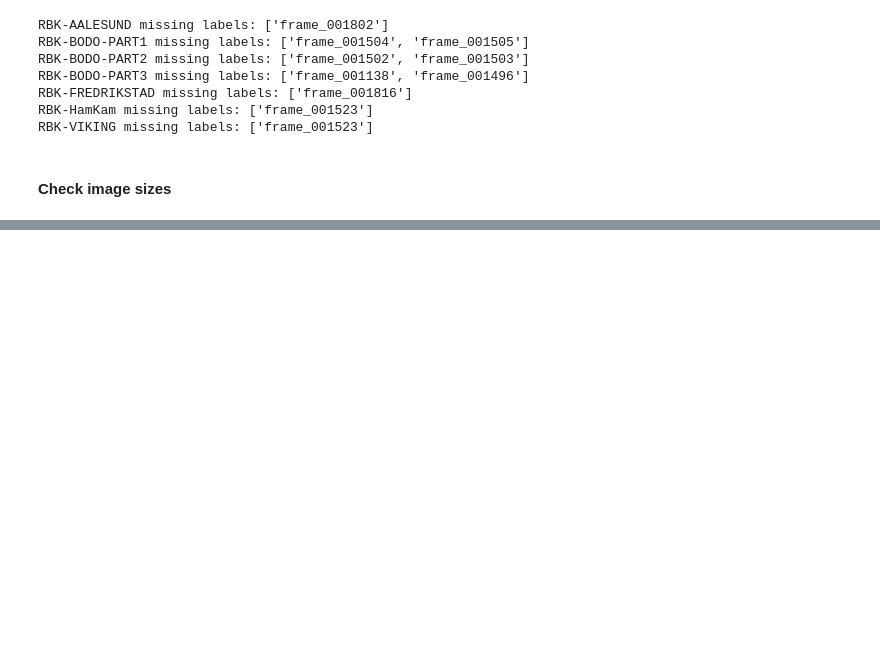
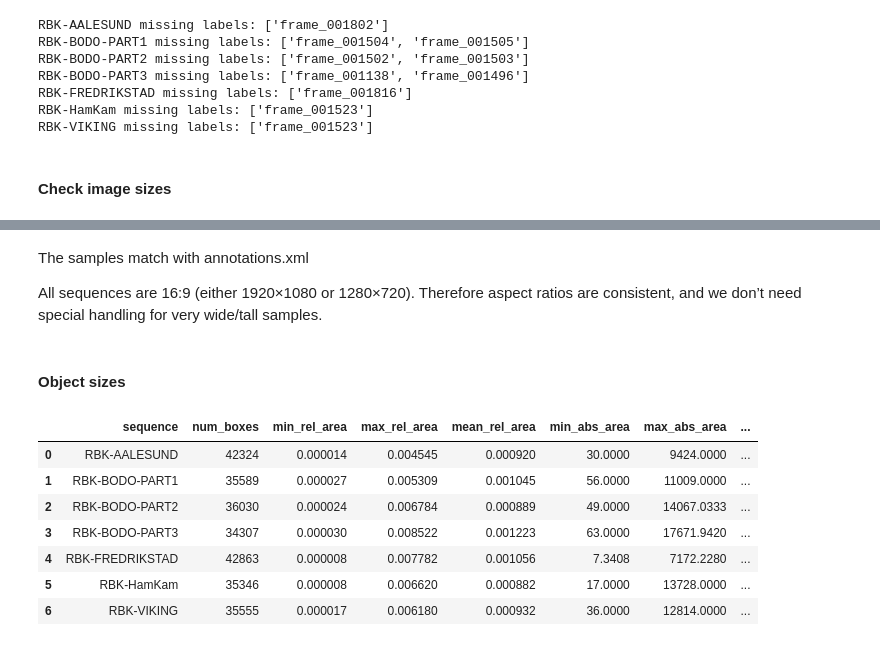
Before and after one commit to eliasls/tdt17-task4-football-2025, a Jupyter notebook: notebooks/exploratory_data_analysis.ipynb, the cells around one changed output, grey strips where cells are left out. Drawn from its saved outputs; the diff is of its cells as text; code cells hidden in the pictures; blank space fills up the shorter version.

```diff
--- a/notebooks/exploratory_data_analysis.ipynb
+++ b/notebooks/exploratory_data_analysis.ipynb
@@ -401,0 +416,39 @@ annotations
+# %% [markdown]
+The samples match with annotations.xml
+
+All sequences are 16:9 (either 1920×1080 or 1280×720). Therefore aspect ratios are consistent, and we don’t need special handling for very wide/tall samples.
+# %% [markdown]
+#### Object sizes
+# %%
+importlib.reload(exploratory_data_analysis)
+stats = []
+
+for name, path_dict in paths.items():
+    rel_areas, abs_areas = exploratory_data_analysis.collect_bbox_areas(
+        path_dict["annotations"]
+    )
+    if not rel_areas:
+        continue
+
+    stats.append({
+        "sequence": name,
+        "num_boxes": len(rel_areas),
+        "min_rel_area": min(rel_areas),
+        "max_rel_area": max(rel_areas),
+        "mean_rel_area": sum(rel_areas) / len(rel_areas),
+        "min_abs_area": min(abs_areas),
+        "max_abs_area": max(abs_areas),
+        "mean_abs_area": sum(abs_areas) / len(abs_areas),
+    })
+
+import pandas as pd
+pd.DataFrame(stats)
+# %% [output]
+|  | sequence | num_boxes | min_rel_area | max_rel_area | mean_rel_area | min_abs_area | max_abs_area | ... |
+| 0 | RBK-AALESUND | 42324 | 0.000014 | 0.004545 | 0.000920 | 30.0000 | 9424.0000 | ... |
+| 1 | RBK-BODO-PART1 | 35589 | 0.000027 | 0.005309 | 0.001045 | 56.0000 | 11009.0000 | ... |
+| 2 | RBK-BODO-PART2 | 36030 | 0.000024 | 0.006784 | 0.000889 | 49.0000 | 14067.0333 | ... |
+| 3 | RBK-BODO-PART3 | 34307 | 0.000030 | 0.008522 | 0.001223 | 63.0000 | 17671.9420 | ... |
+| 4 | RBK-FREDRIKSTAD | 42863 | 0.000008 | 0.007782 | 0.001056 | 7.3408 | 7172.2280 | ... |
+| 5 | RBK-HamKam | 35346 | 0.000008 | 0.006620 | 0.000882 | 17.0000 | 13728.0000 | ... |
+| 6 | RBK-VIKING | 35555 | 0.000017 | 0.006180 | 0.000932 | 36.0000 | 12814.0000 | ... |
```
Also changed, not shown: parts of 10 cells of this notebook, 4 other files.
